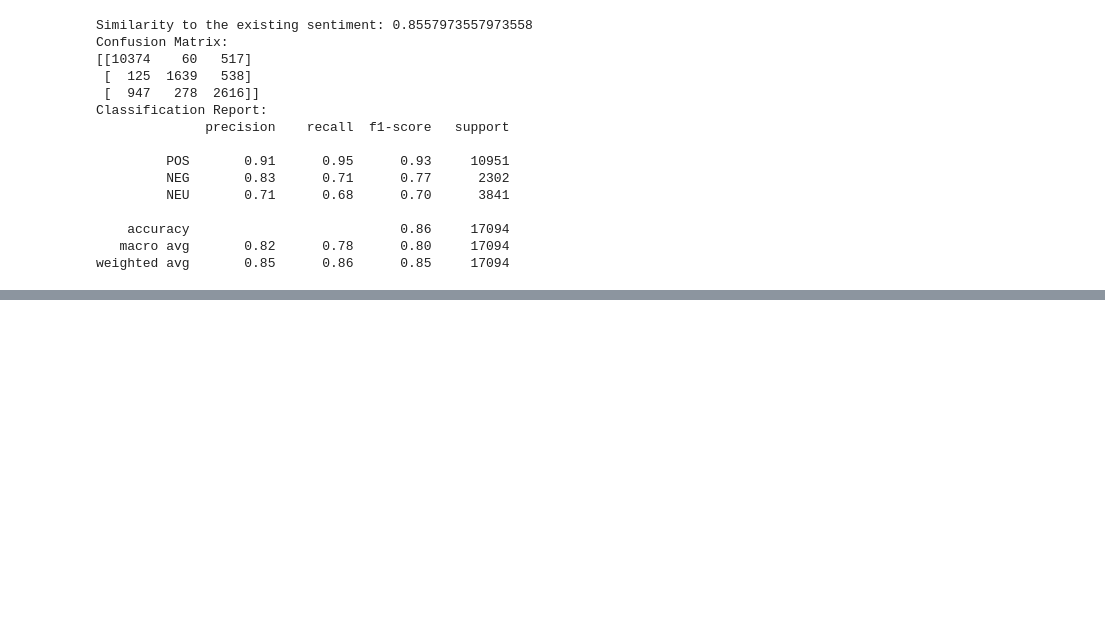
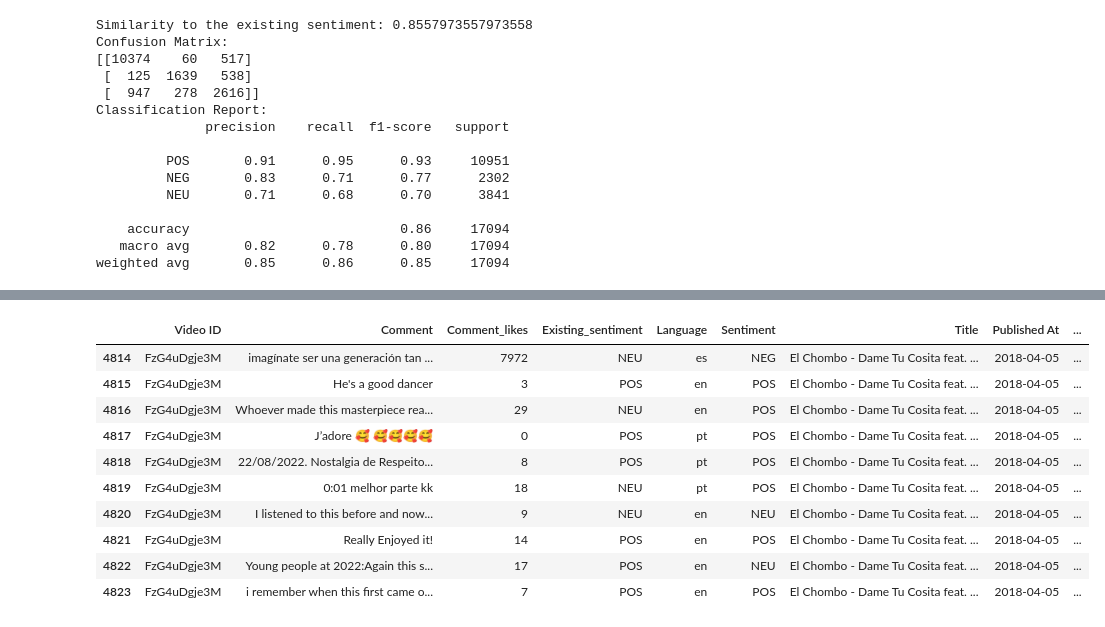
Before and after one commit to OmarEmad313/YouTube-video-trends-with-sentiment-analysis, a Jupyter notebook: notebook.ipynb, the cells around one changed output, grey strips where cells are left out. Drawn from its saved outputs; the diff is of its cells as text; code cells hidden in the pictures; blank space fills up the shorter version.

```diff
--- a/notebook.ipynb
+++ b/notebook.ipynb
@@ -906,0 +873,18 @@ comments_with_video_stats
+# %%
+# Assigning the title of the most viewed vide
+most_viewed_video_title = videos_stats[videos_stats['Views'] == videos_stats['Views'].max()]['Title'].values[0]
+most_viewed_video_title
+# select the most_viewed_video_title from the comments_with_video_stats
+comments_with_video_stats[comments_with_video_stats['Title'] == most_viewed_video_title]
+# %% [output]
+|  | Video ID | Comment | Comment_likes | Existing_sentiment | Language | Sentiment | Title | Published At | ... |
+| 4814 | FzG4uDgje3M | imagínate ser una generación tan ... | 7972 | NEU | es | NEG | El Chombo - Dame Tu Cosita feat. ... | 2018-04-05 | ... |
+| 4815 | FzG4uDgje3M | He's a good dancer | 3 | POS | en | POS | El Chombo - Dame Tu Cosita feat. ... | 2018-04-05 | ... |
+| 4816 | FzG4uDgje3M | Whoever made this masterpiece rea... | 29 | NEU | en | POS | El Chombo - Dame Tu Cosita feat. ... | 2018-04-05 | ... |
+| 4817 | FzG4uDgje3M | J’adore 🥰 🥰🥰🥰🥰 | 0 | POS | pt | POS | El Chombo - Dame Tu Cosita feat. ... | 2018-04-05 | ... |
+| 4818 | FzG4uDgje3M | 22/08/2022. Nostalgia de Respeito... | 8 | POS | pt | POS | El Chombo - Dame Tu Cosita feat. ... | 2018-04-05 | ... |
+| 4819 | FzG4uDgje3M | 0:01 melhor parte kk | 18 | NEU | pt | POS | El Chombo - Dame Tu Cosita feat. ... | 2018-04-05 | ... |
+| 4820 | FzG4uDgje3M | I listened to this before and now... | 9 | NEU | en | NEU | El Chombo - Dame Tu Cosita feat. ... | 2018-04-05 | ... |
+| 4821 | FzG4uDgje3M | Really Enjoyed it! | 14 | POS | en | POS | El Chombo - Dame Tu Cosita feat. ... | 2018-04-05 | ... |
+| 4822 | FzG4uDgje3M | Young people at 2022:Again this s... | 17 | POS | en | NEU | El Chombo - Dame Tu Cosita feat. ... | 2018-04-05 | ... |
+| 4823 | FzG4uDgje3M | i remember when this first came o... | 7 | POS | en | POS | El Chombo - Dame Tu Cosita feat. ... | 2018-04-05 | ... |
```
Also changed, not shown: parts of 25 cells of this notebook.
